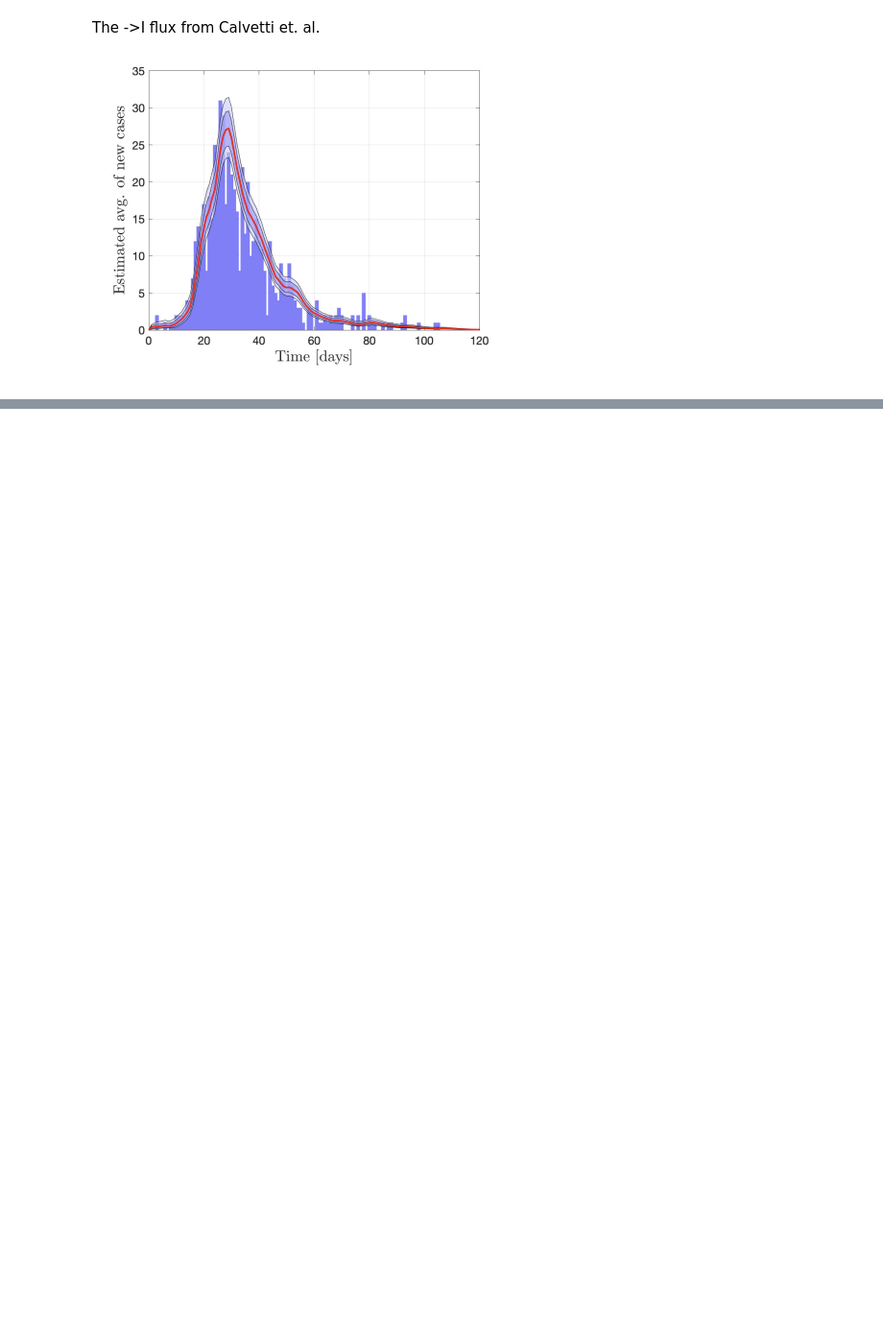
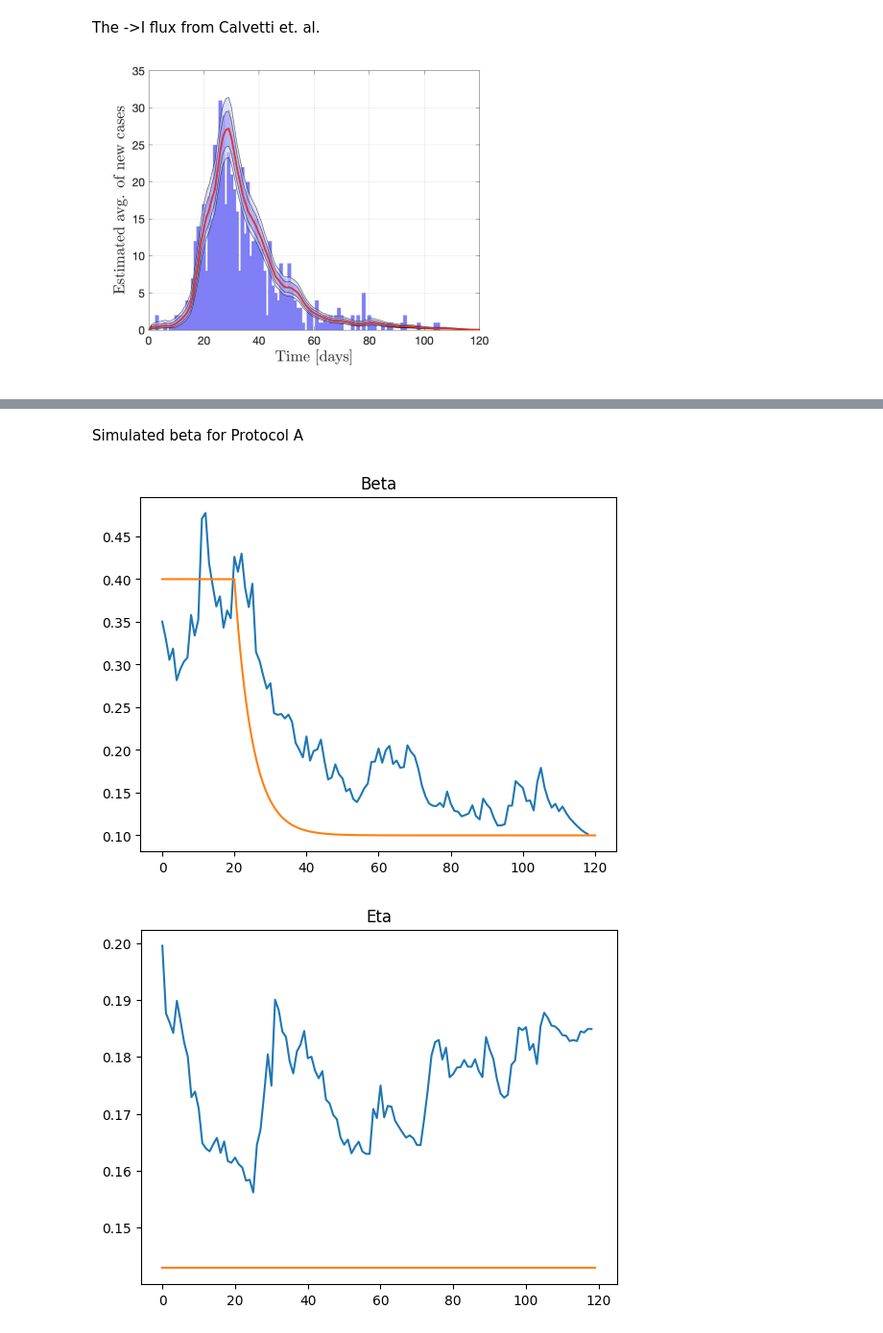
Before and after one commit to atiumcache/PF_forecast, a Jupyter notebook: juptyer notebooks/Calvetti_Model.ipynb, the cells around one changed output, grey strips where cells are left out. Shown at 96% size. Saved outputs shown, nothing was run; the diff lists cells and outputs as text; code cells hidden in the pictures; blank space fills up the shorter version.

```diff
--- a/juptyer notebooks/Calvetti_Model.ipynb
+++ b/juptyer notebooks/Calvetti_Model.ipynb
@@ -110,0 +172,30 @@ The ->I flux from Calvetti et. al.
+# %% [markdown]
+Simulated beta for Protocol A
+# %%
+pf_beta = pd.read_csv('../datasets/average_beta.csv').to_numpy()
+pf_beta = np.delete(pf_beta,0,1)
+
+pf_eta = pd.read_csv('../datasets/average_eta.csv').to_numpy()
+pf_eta = np.delete(pf_eta,0,1)
+
+pf_gamma = pd.read_csv('../datasets/average_gamma.csv').to_numpy()
+pf_gamma = np.delete(pf_gamma,0,1)
+
+
+plt.title("Beta")
+plt.plot(pf_beta)
+plt.plot(beta_ts,np.array(betas))
+plt.show()
+
+plt.title("Eta")
+plt.plot(pf_eta)
+plt.plot([1/7 for _ in range(120)])
+plt.show()
+
+plt.title("Gamma")
+plt.plot(pf_eta)
+plt.plot([1/14 for _ in range(120)])
+plt.show()
+# %% [output]
+[figure, added]
+[figure, added]
```
Also changed, not shown: parts of 4 cells of this notebook, 9 other files.
